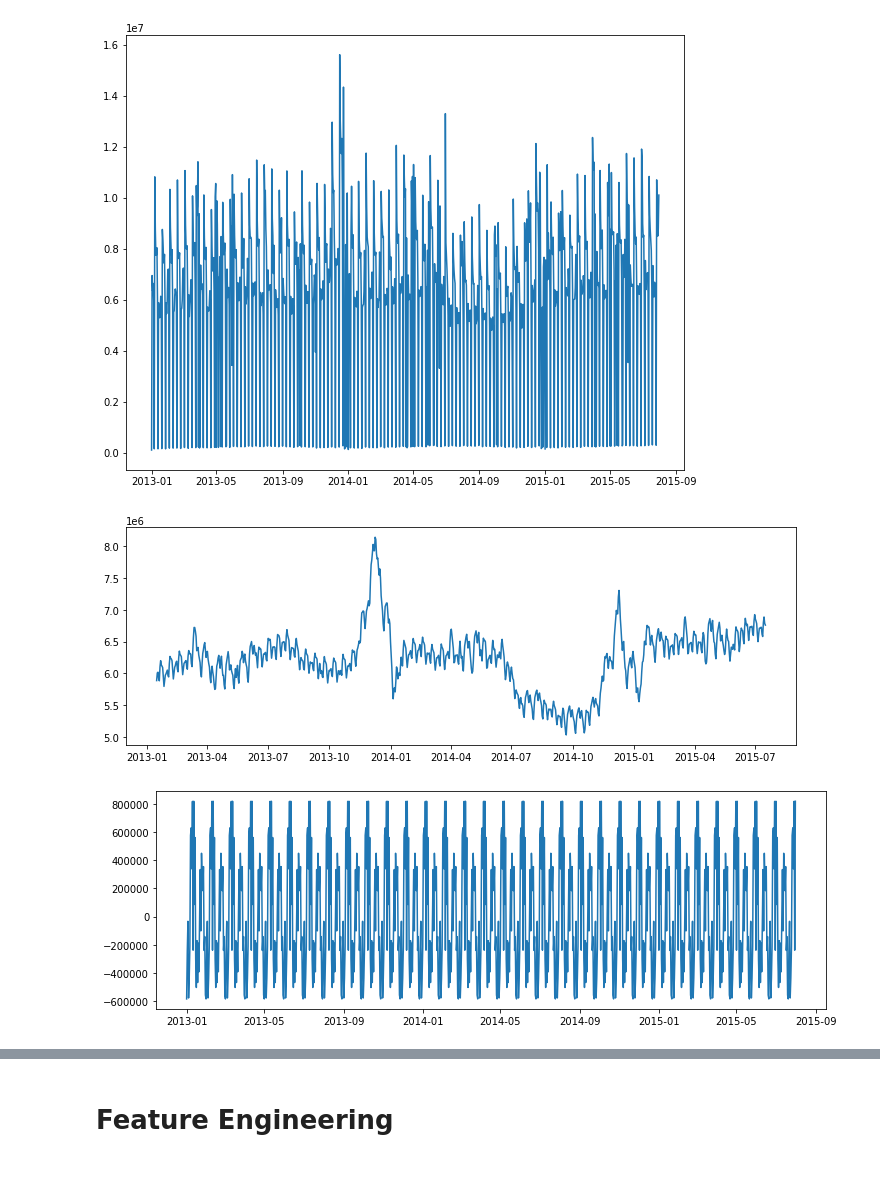
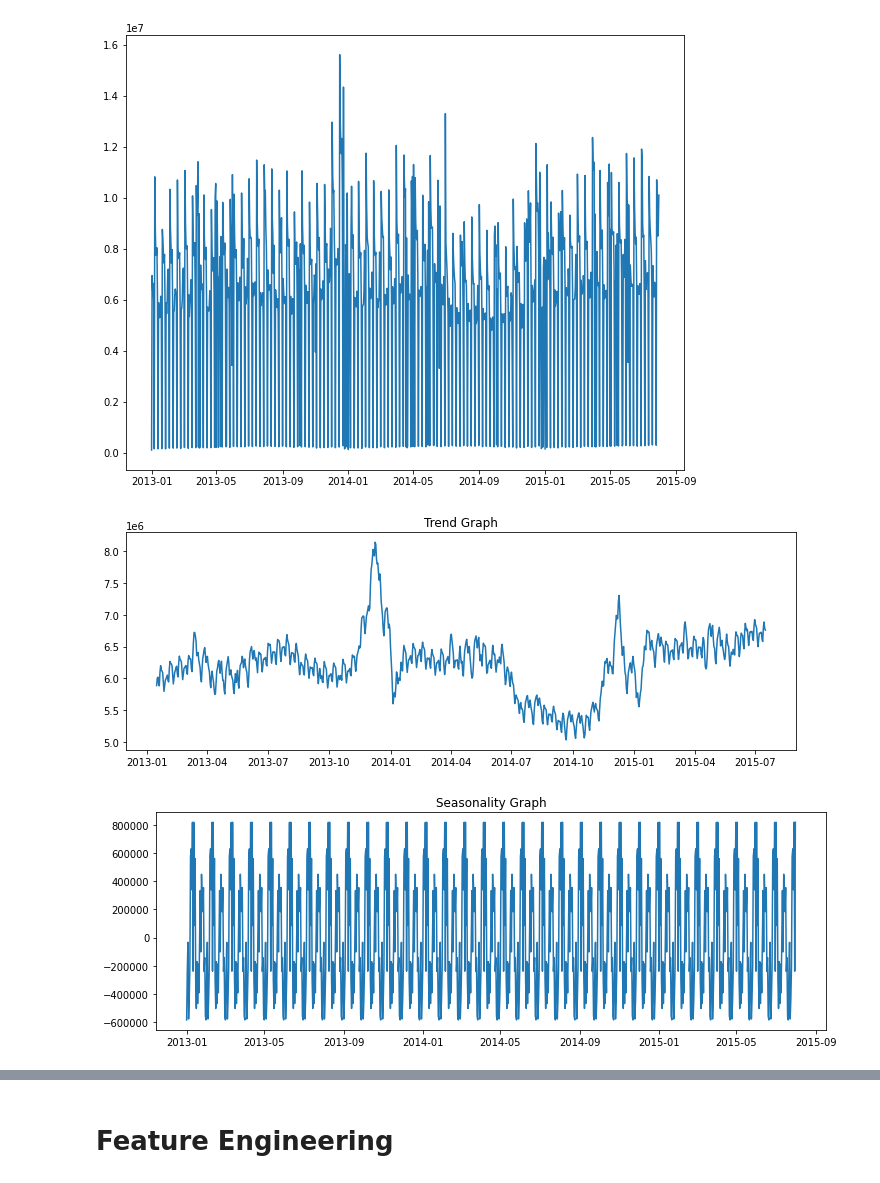
Before and after one commit to Shyamsundarkanaka/Rossmann-Sales-Prediction, a Jupyter notebook: Rossmann_Sales_Prediction_Capstone_Project.ipynb, the cells around one changed output, grey strips where cells are left out. Drawn from its saved outputs; the diff is of its cells as text; code cells hidden in the pictures.

```diff
--- a/Rossmann_Sales_Prediction_Capstone_Project.ipynb
+++ b/Rossmann_Sales_Prediction_Capstone_Project.ipynb
@@ -784,16 +852,19 @@ result = seasonal_decompose(ts,model='additive',freq=30)
 
 plt.figure(figsize=(12,4))
 plt.plot(result.trend)
+plt.title("Trend Graph")
 plt.show()
 # %% [output]
-[figure, old version]
+[figure, new version]
 # %%
 
 plt.figure(figsize=(12,4))
 plt.plot(result.seasonal)
+plt.title("Seasonality Graph")
+
 plt.show()
 # %% [output]
-[figure, old version]
+[figure, new version]
 # %%
 
 plt.figure(figsize=(12,4))
```
Also changed, not shown: parts of 100 cells of this notebook.
